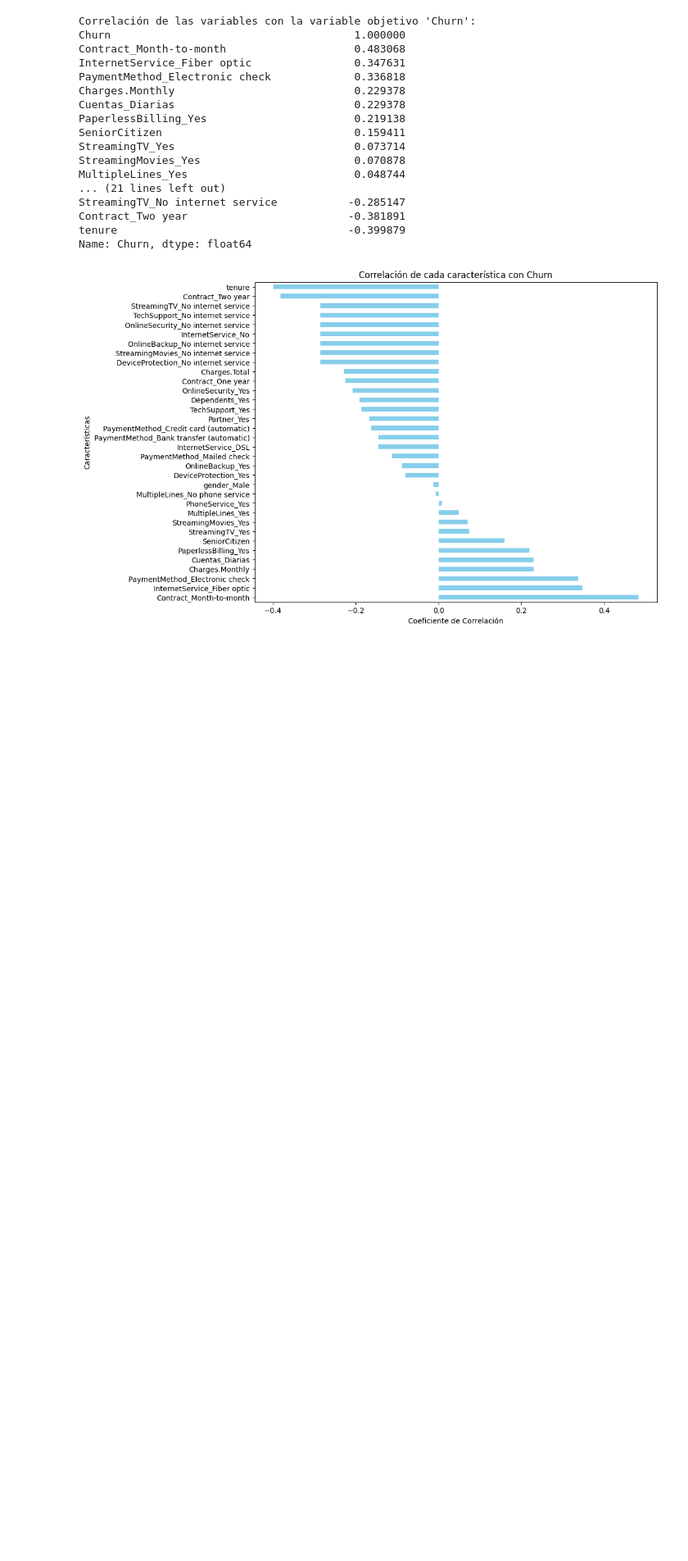
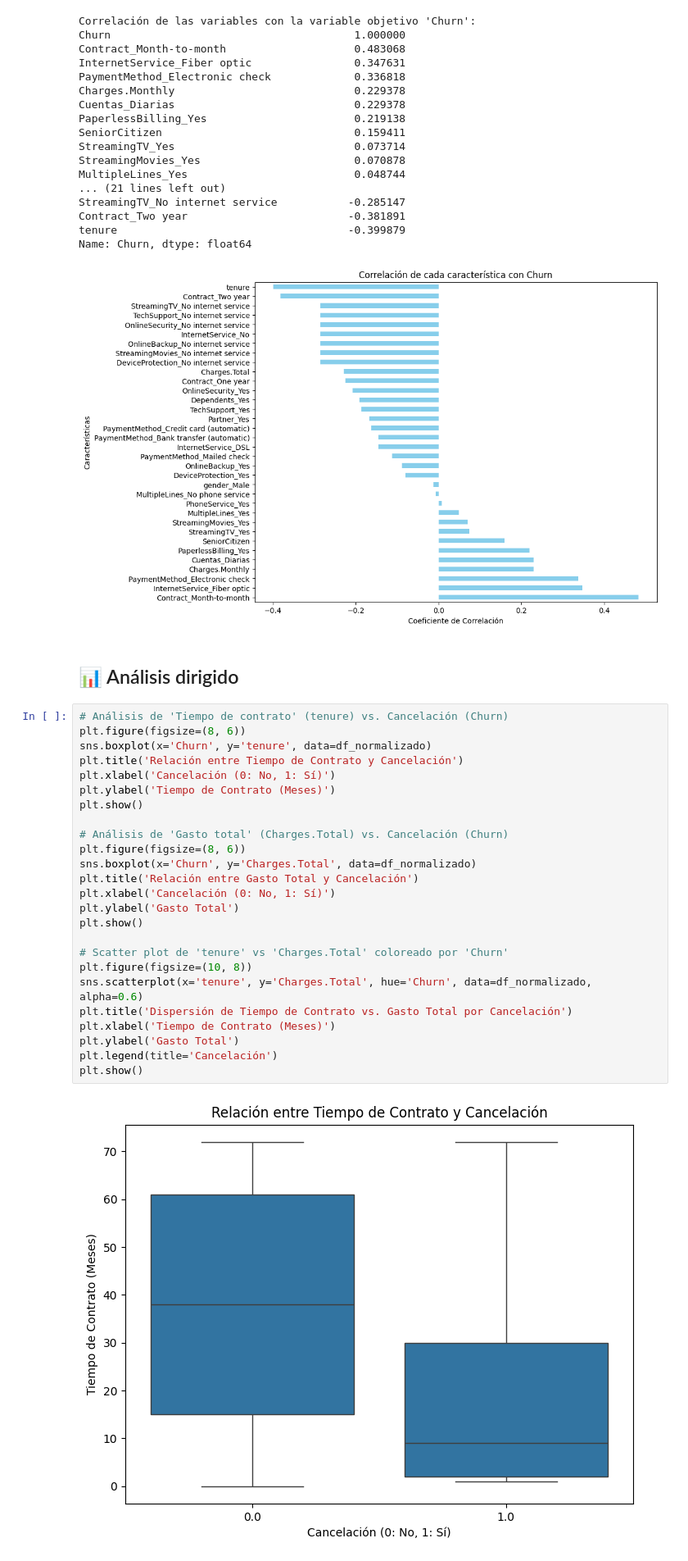
Before and after one commit to ggsgranados/TelecomX-LATAM-Parte-2, a Jupyter notebook: Telecom_X_Parte_2.ipynb, the cells around one changed output. Shown at 82% size. Drawn from its saved outputs; the diff is of its cells as text; blank space fills up the shorter version.

Commit message:
add: analisis dirigido

```diff
--- a/Telecom_X_Parte_2.ipynb
+++ b/Telecom_X_Parte_2.ipynb
@@ -325,3 +325,32 @@ Contract_Two year                         -0.381891
 tenure                                    -0.399879
 Name: Churn, dtype: float64
 [figure]
+# %% [markdown]
+## 📊 Análisis dirigido
+# %%
+# Análisis de 'Tiempo de contrato' (tenure) vs. Cancelación (Churn)
+plt.figure(figsize=(8, 6))
+sns.boxplot(x='Churn', y='tenure', data=df_normalizado)
+plt.title('Relación entre Tiempo de Contrato y Cancelación')
+plt.xlabel('Cancelación (0: No, 1: Sí)')
+plt.ylabel('Tiempo de Contrato (Meses)')
+plt.show()
+
+# Análisis de 'Gasto total' (Charges.Total) vs. Cancelación (Churn)
+plt.figure(figsize=(8, 6))
+sns.boxplot(x='Churn', y='Charges.Total', data=df_normalizado)
+plt.title('Relación entre Gasto Total y Cancelación')
+plt.xlabel('Cancelación (0: No, 1: Sí)')
+plt.ylabel('Gasto Total')
+plt.show()
+
+# Scatter plot de 'tenure' vs 'Charges.Total' coloreado por 'Churn'
+plt.figure(figsize=(10, 8))
+sns.scatterplot(x='tenure', y='Charges.Total', hue='Churn', data=df_normalizado, alpha=0.6)
+plt.title('Dispersión de Tiempo de Contrato vs. Gasto Total por Cancelación')
+plt.xlabel('Tiempo de Contrato (Meses)')
+plt.ylabel('Gasto Total')
+plt.legend(title='Cancelación')
+plt.show()
+# %% [output]
+[figure, added]
```
Also changed, not shown: parts of 1 cell of this notebook.
